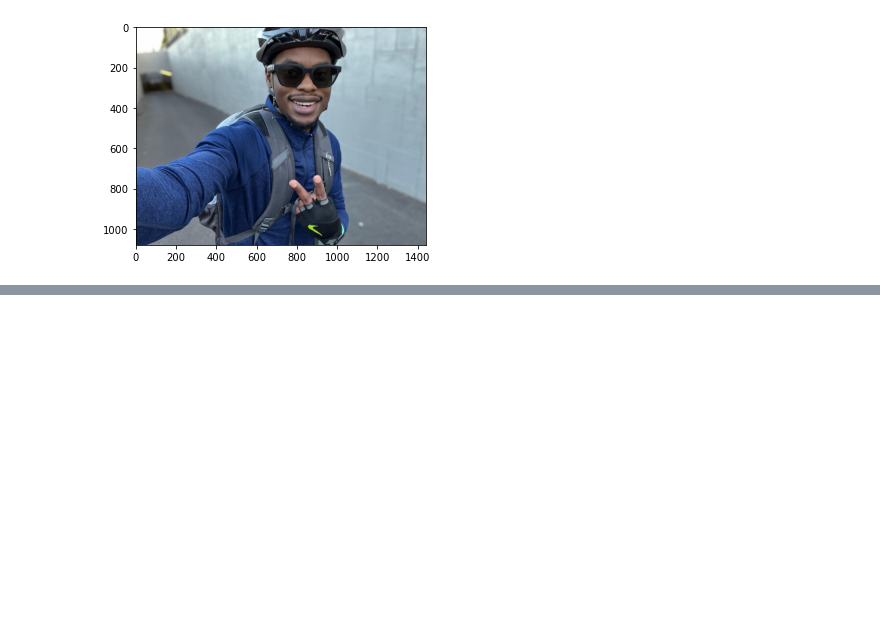
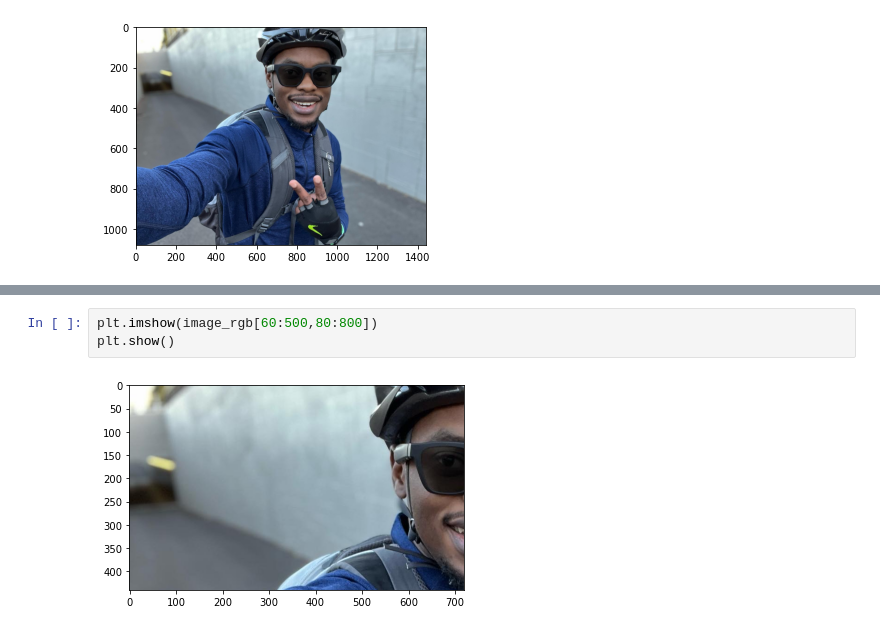
Before and after one commit to Laviusntk/PGAIML, a Jupyter notebook: prework/ImageProcessing.ipynb, the cells around one changed output, grey strips where cells are left out. Cells and saved outputs as stored; diff of their text form; blank space fills up the shorter version.

```diff
--- a/prework/ImageProcessing.ipynb
+++ b/prework/ImageProcessing.ipynb
@@ -79,0 +131,5 @@ plt.imshow(image_rgb)
+# %%
+plt.imshow(image_rgb[60:500,80:800])
+plt.show()
+# %% [output]
+[figure, added]
```
Also changed, not shown: parts of 6 cells of this notebook.
